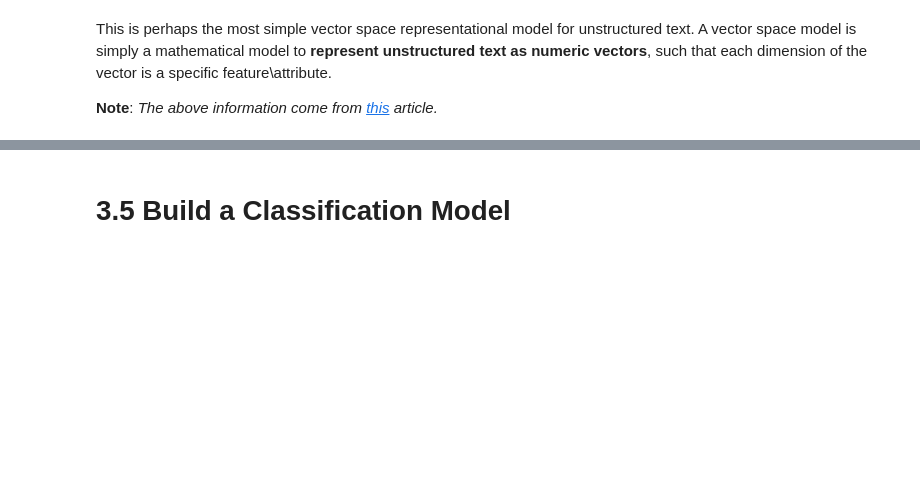
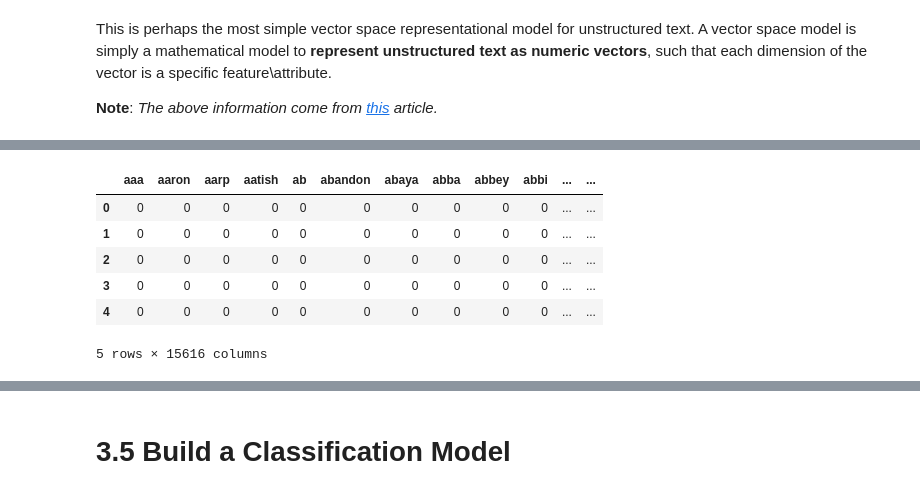
Before and after one commit to CSpanias/nlp_resources, a Jupyter notebook: dphi_nlp_bootcamp/final_assigment/final_assignment.ipynb, the cells around one changed output, grey strips where cells are left out. Saved outputs shown, nothing was run; the diff lists cells and outputs as text; code cells hidden in the pictures; blank space fills up the shorter version.

```diff
--- a/dphi_nlp_bootcamp/final_assigment/final_assignment.ipynb
+++ b/dphi_nlp_bootcamp/final_assigment/final_assignment.ipynb
@@ -372,0 +526,24 @@ print("y has {} rows and 1 column.".format(y.shape[0]))
+# %%
+# instatiate vectorizer
+cv = CountVectorizer(min_df=0.0, max_df=1.0, ngram_range=(1, 1))
+
+# fit vectorizer to 'Clean Review' and convert it to numpy array
+X_traincv = cv.fit_transform(X_train['Clean Headline']).toarray()
+# create a pandas DataFrame
+X_traincv = pd.DataFrame(X_traincv, columns=cv.get_feature_names())
+
+# use vectorizer to transform 'Clean Review' and convert it to numpy array
+X_testcv = cv.transform(X_test['Clean Headline']).toarray()
+# create a pandas DataFrame
+X_testcv = pd.DataFrame(X_testcv, columns=cv.get_feature_names())
+
+# check first 5 rows
+X_traincv.head()
+# %% [output]
+|  | aaa | aaron | aarp | aatish | ab | abandon | abaya | abba | abbey | abbi | ... | ... |
+| 0 | 0 | 0 | 0 | 0 | 0 | 0 | 0 | 0 | 0 | 0 | ... | ... |
+| 1 | 0 | 0 | 0 | 0 | 0 | 0 | 0 | 0 | 0 | 0 | ... | ... |
+| 2 | 0 | 0 | 0 | 0 | 0 | 0 | 0 | 0 | 0 | 0 | ... | ... |
+| 3 | 0 | 0 | 0 | 0 | 0 | 0 | 0 | 0 | 0 | 0 | ... | ... |
+| 4 | 0 | 0 | 0 | 0 | 0 | 0 | 0 | 0 | 0 | 0 | ... | ... |
+5 rows × 15616 columns
```
Also changed, not shown: parts of 41 cells of this notebook, 1 other file.
